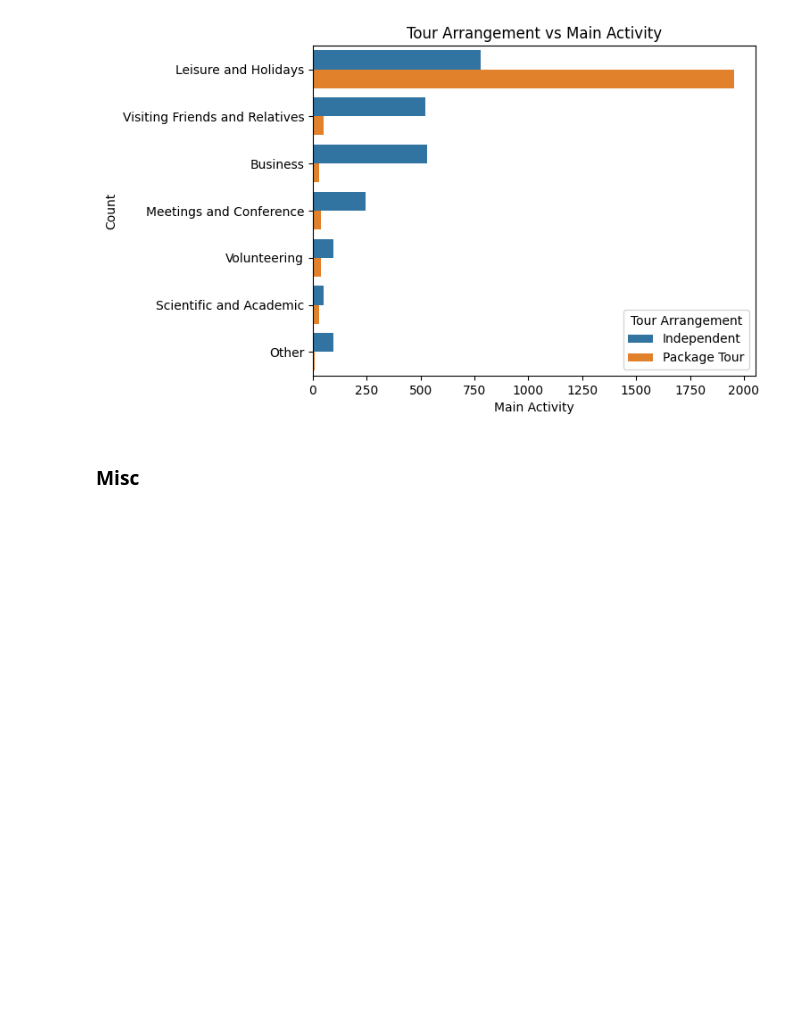
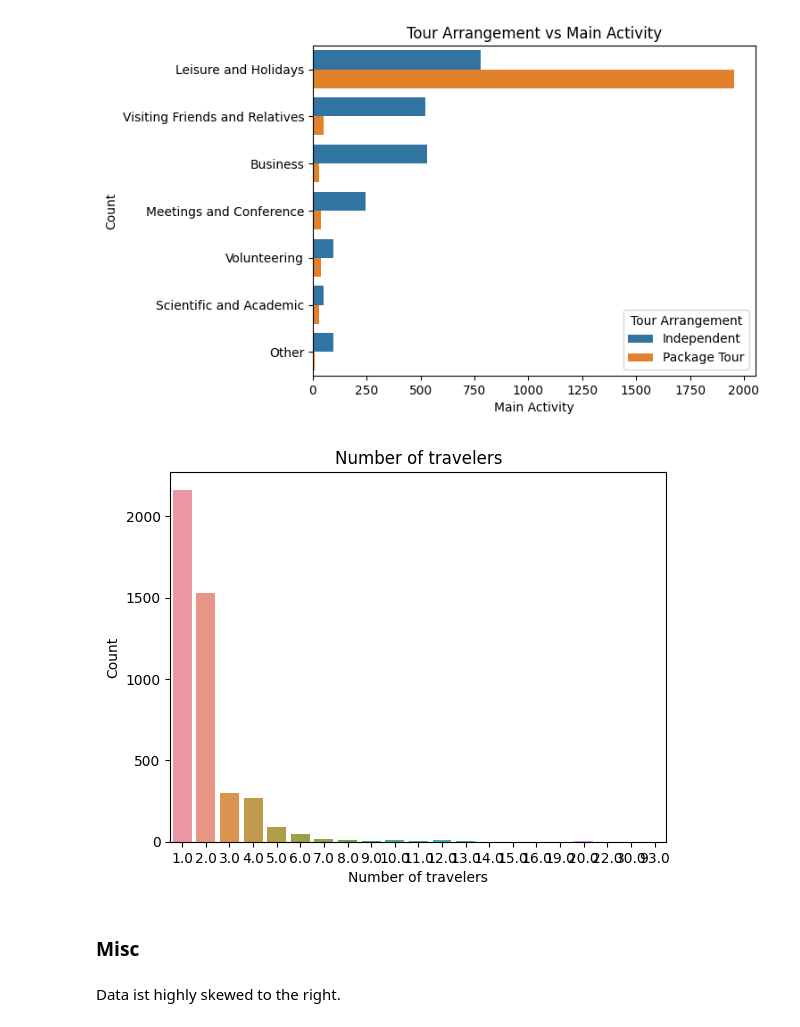
Before and after one commit to ismileusmilenot/ds-tourism-project, a Jupyter notebook: 2_Graphical_Insides.ipynb, the cells around one changed output. Saved outputs shown, nothing was run; the diff lists cells and outputs as text; code cells hidden in the pictures; blank space fills up the shorter version.

```diff
--- a/2_Graphical_Insides.ipynb
+++ b/2_Graphical_Insides.ipynb
@@ -228,6 +282,16 @@ plt.legend(title='Tour Arrangement')
 plt.show()
 # %% [output]
 [figure]
+# %%
+sns.countplot(x='total_travelers', data=df_train)
+plt.title('Number of travelers')
+plt.xlabel('Number of travelers')
+plt.ylabel('Count')
+plt.show()
+# %% [output]
+[figure, added]
 # %% [markdown]
 ### Misc
+# %% [markdown]
+Data ist highly skewed to the right.
 # %%
```
Also changed, not shown: parts of 15 cells of this notebook, 6 other files.
